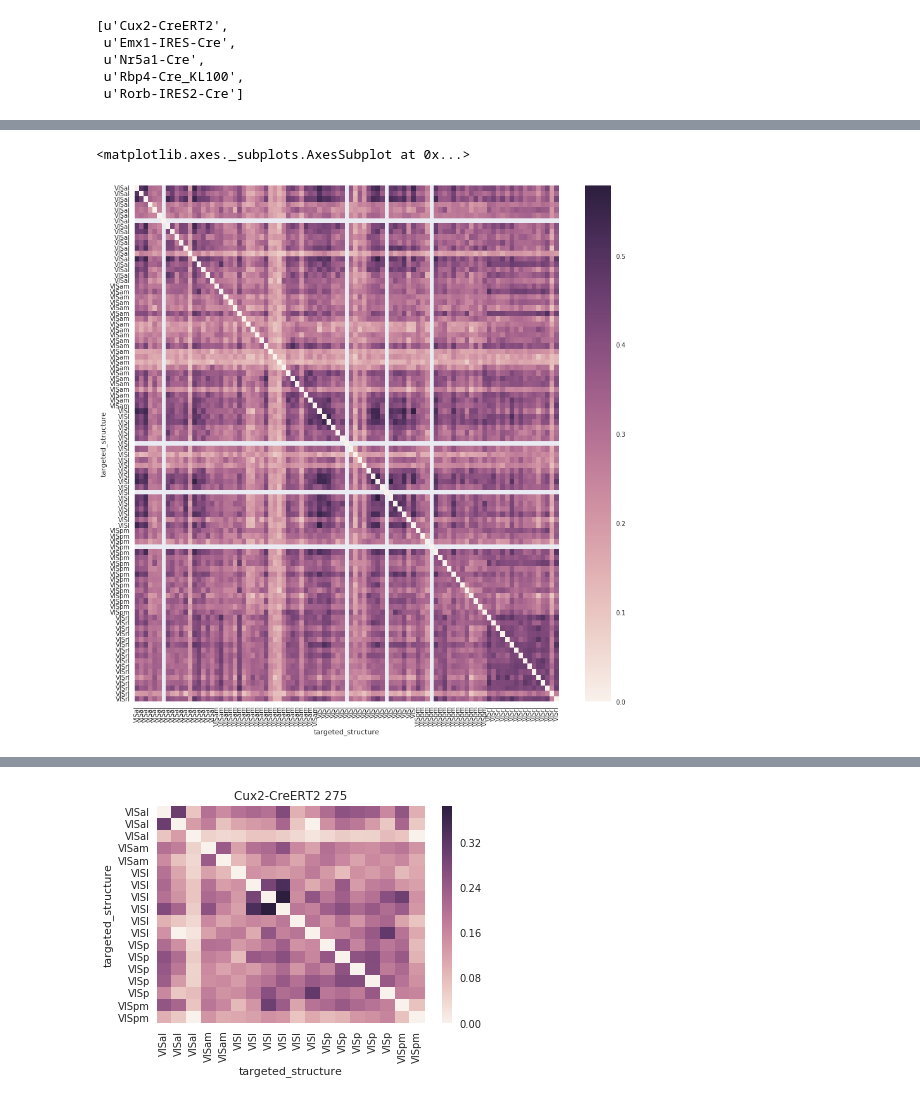
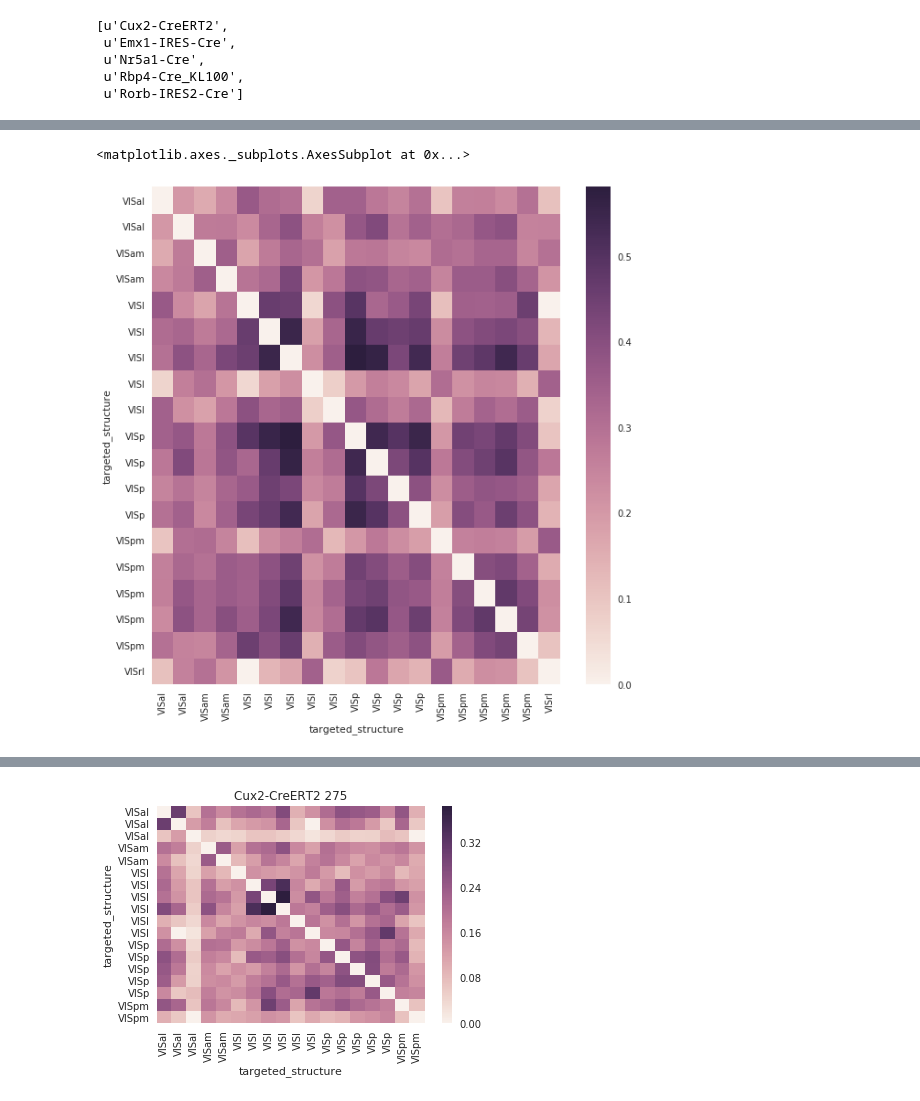
Before and after one commit to AllenInstitute/swdb_2017_tools, a Jupyter notebook: projects/mouseRSA/get_rsa_2Dembeddings_plot.ipynb, the cells around one changed output, grey strips where cells are left out. Saved outputs shown, nothing was run; the diff lists cells and outputs as text; code cells hidden in the pictures.

Commit message:
end of thurs night. better clusters.

```diff
--- a/projects/mouseRSA/get_rsa_2Dembeddings_plot.ipynb
+++ b/projects/mouseRSA/get_rsa_2Dembeddings_plot.ipynb
@@ -129 +131,5 @@ cluster2 = d2<5*4
+# %%
+cluster1 = get_valid_cluster(rfs,exps_wrunning, np.array([43,27]))
+cluster2 = get_valid_cluster(rfs,exps_wrunning, np.array([35,45]))
+cluster3 = get_valid_cluster(rfs,exps_wrunning, np.array([27,57]))
 # %%
@@ -308,22 +173,0 @@ def get_kt_matrix(exps_grouped,compare):
-# %%
-def get_all_kt_matrix(exps_grouped, distance_metric = 'kt'):
-    kt = np.zeros((len(exps_grouped),len(exps_grouped)))
-
-
-    if distance_metric == 'kt':
-        for i,rsm1 in enumerate(exps_grouped.rsm):
-            for j,rsm2 in enumerate(exps_grouped.rsm):
-                if i<j:
-                    kt[i,j]=get_kt(rsm1.values,rsm2.values)
-
-        kt = np.triu(kt) + np.triu(kt, 1).T
-    else:
-        resps = get_unfolded_rsm(exps_grouped)
-        kt = scipy.spatial.distance.squareform(scipy.spatial.distance.pdist(resps, distance_metric))
-
-
-    kt_df=pd.DataFrame(data=kt,columns=exps_grouped.targeted_structure,index=exps_grouped.targeted_structure)
-
-
-
-    return kt_df
@@ -345,6 +193,6 @@ cre_lines
  u'Rbp4-Cre_KL100',
  u'Rorb-IRES2-Cre']
 # %%
-exps_grouped_cluster2=get_experiments_grouped(exps_wrunning,targeted_structures,cre_lines,imaging_depths,
-                                     rsm_name = 'rsa_mean_mean_mahala', cluster = cluster2,
-                                     rsm_selection='all')
+exps_grouped=get_experiments_grouped(exps_wrunning,targeted_structures,cre_lines,imaging_depths,
+                                     rsm_name = 'rsa_mean_mean_mahala', cluster = cluster1,
+                                     rsm_selection='mean')
@@ -371,8 +199,9 @@ kt_all2 = get_all_kt_matrix(exps_grouped_cluster2)
 # %%
-kt_all2 = kt_all2.sort_index(axis=0).sort_index(axis=1)
+kt_all = get_all_kt_matrix(exps_grouped)
+kt_all = kt_all.sort_index(axis=0).sort_index(axis=1)
 # %%
-plt.figure(figsize=(15,15))
+plt.figure(figsize=(10,10))
 sns.heatmap(kt_all,vmin=0)
 # %% [output]
 <matplotlib.axes._subplots.AxesSubplot at 0x...>
-[figure, old version]
+[figure, new version]
```
Also changed, not shown: parts of 22 cells of this notebook, 2 other files.
